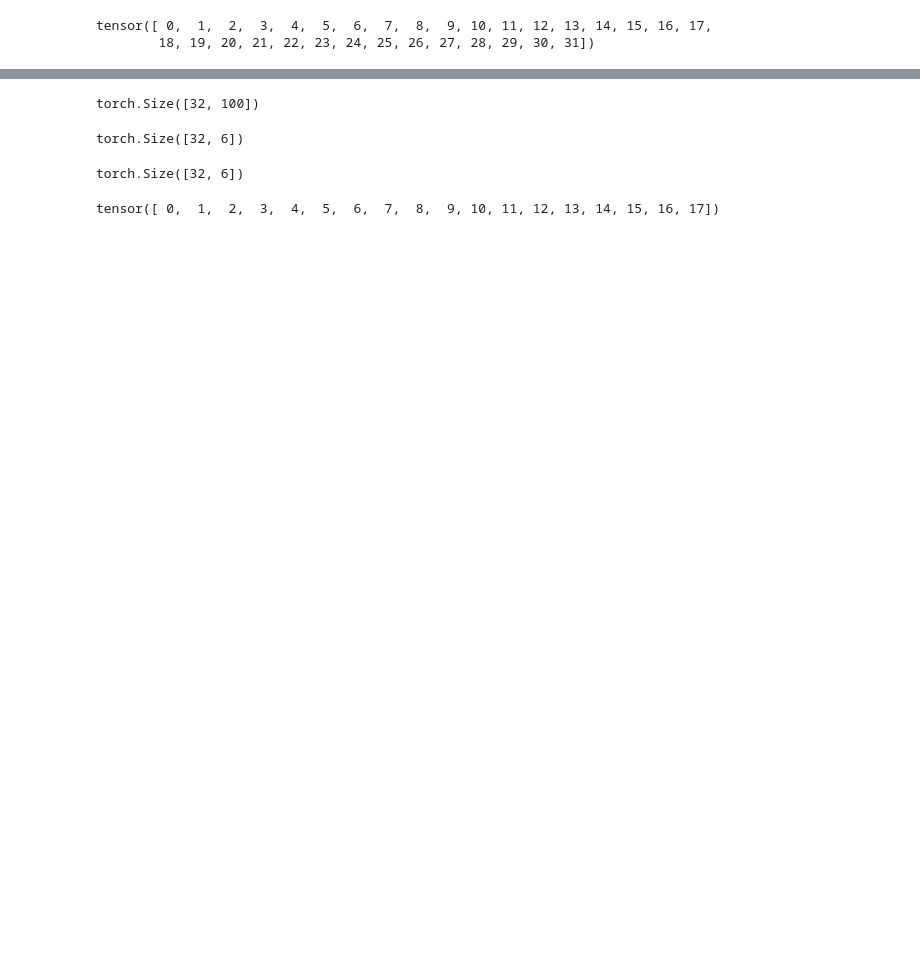
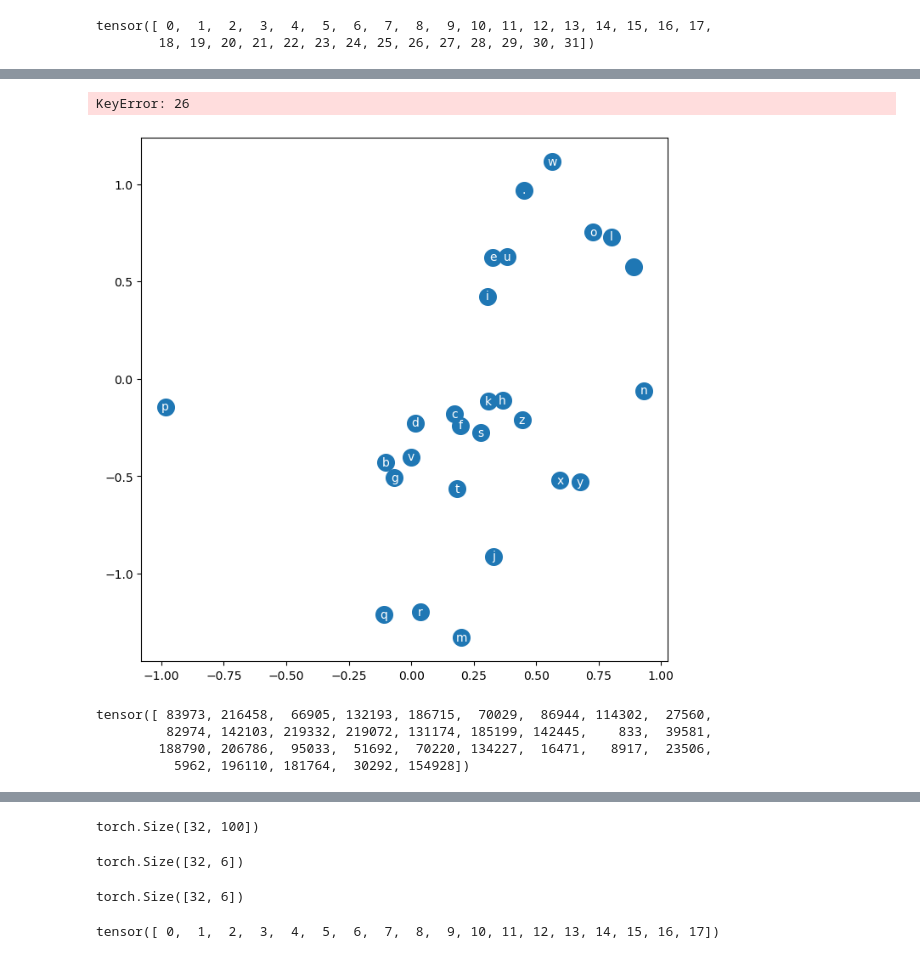
Before and after one commit to emily-zuo-2025/cs224n_2024, a Jupyter notebook: karpathy/makemore/mlp.ipynb, the cells around one changed output, grey strips where cells are left out. Drawn from its saved outputs; the diff is of its cells as text; code cells hidden in the pictures; blank space fills up the shorter version.

```diff
--- a/karpathy/makemore/mlp.ipynb
+++ b/karpathy/makemore/mlp.ipynb
@@ -116,5 +130,6 @@ torch.arange(32)
 tensor([ 0,  1,  2,  3,  4,  5,  6,  7,  8,  9, 10, 11, 12, 13, 14, 15, 16, 17,
         18, 19, 20, 21, 22, 23, 24, 25, 26, 27, 28, 29, 30, 31])
 # %%
-prob[torch.arange(32), Y]
+loss = -prob[torch.arange(32), Y].log().mean()
+loss
 # %% [output]
@@ -126,0 +219,16 @@ tensor([7.7658e-09, 7.6989e-09, 1.5856e-08, 3.1513e-15, 1.0517e-07, 1.1674e-06,
+# %%
+plt.figure(figsize=(8,8))
+plt.scatter(C[:,0].data, C[:,1].data, s=200)
+for i in range(C.shape[0]):
+    plt.text(C[i,0].item(), C[i,1].item(), itos[i], ha="center", va = "center", color='white')
+plt.grid('minor')
+# %% [output]
+KeyError: 26
+[figure, added]
+# %%
+torch.randint(0, X.shape[0], (32,))
+# %% [output]
+tensor([ 83973, 216458,  66905, 132193, 186715,  70029,  86944, 114302,  27560,
+         82974, 142103, 219332, 219072, 131174, 185199, 142445,    833,  39581,
+        188790, 206786,  95033,  51692,  70220, 134227,  16471,   8917,  23506,
+          5962, 196110, 181764,  30292, 154928])
```
Also changed, not shown: parts of 26 cells of this notebook.
